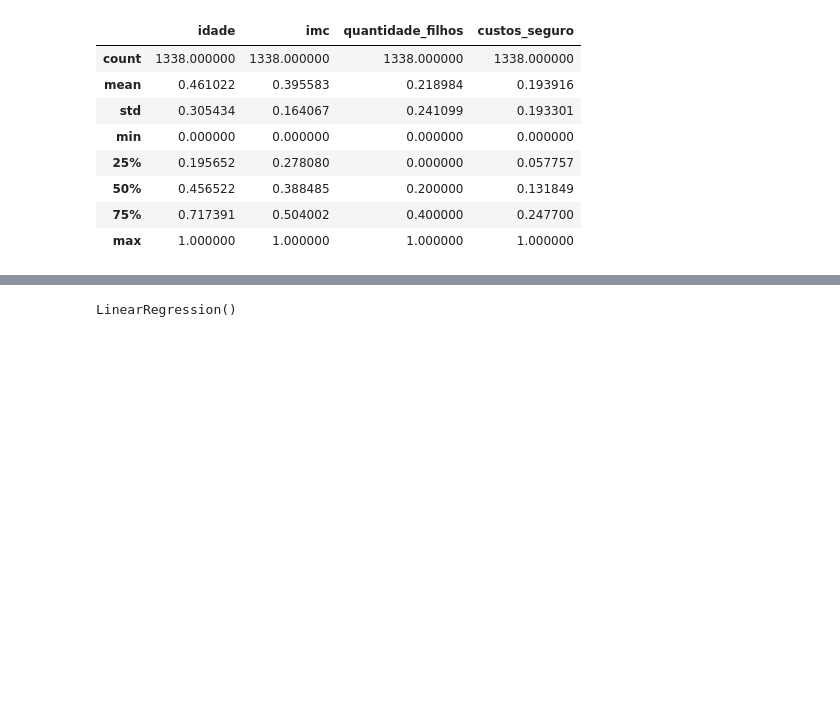
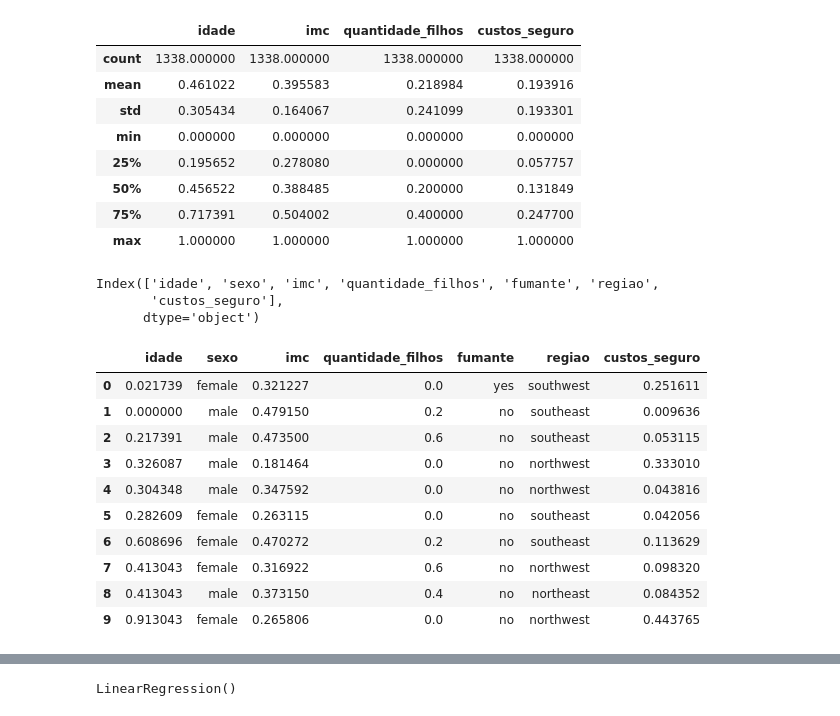
Before and after one commit to DataEtnos/ANALISES-DE-CUSTO-DE-SEGURO-DE-VIDA, a Jupyter notebook: ANALISES DE CUSTO DE SEGURO DE VIDA.ipynb, the cells around one changed output, grey strips where cells are left out. Drawn from its saved outputs; the diff is of its cells as text; code cells hidden in the pictures; blank space fills up the shorter version.

```diff
--- a/ANALISES DE CUSTO DE SEGURO DE VIDA.ipynb
+++ b/ANALISES DE CUSTO DE SEGURO DE VIDA.ipynb
@@ -188,3 +188,23 @@ df.describe()
 | 50% | 0.456522 | 0.388485 | 0.200000 | 0.131849 |
 | 75% | 0.717391 | 0.504002 | 0.400000 | 0.247700 |
 | max | 1.000000 | 1.000000 | 1.000000 | 1.000000 |
+# %%
+df.columns
+# %% [output]
+Index(['idade', 'sexo', 'imc', 'quantidade_filhos', 'fumante', 'regiao',
+       'custos_seguro'],
+      dtype='object')
+# %%
+df.head(10)
+# %% [output]
+|  | idade | sexo | imc | quantidade_filhos | fumante | regiao | custos_seguro |
+| 0 | 0.021739 | female | 0.321227 | 0.0 | yes | southwest | 0.251611 |
+| 1 | 0.000000 | male | 0.479150 | 0.2 | no | southeast | 0.009636 |
+| 2 | 0.217391 | male | 0.473500 | 0.6 | no | southeast | 0.053115 |
+| 3 | 0.326087 | male | 0.181464 | 0.0 | no | northwest | 0.333010 |
+| 4 | 0.304348 | male | 0.347592 | 0.0 | no | northwest | 0.043816 |
+| 5 | 0.282609 | female | 0.263115 | 0.0 | no | southeast | 0.042056 |
+| 6 | 0.608696 | female | 0.470272 | 0.2 | no | southeast | 0.113629 |
+| 7 | 0.413043 | female | 0.316922 | 0.6 | no | northwest | 0.098320 |
+| 8 | 0.413043 | male | 0.373150 | 0.4 | no | northeast | 0.084352 |
+| 9 | 0.913043 | female | 0.265806 | 0.0 | no | northwest | 0.443765 |
```
Also changed, not shown: parts of 2 cells of this notebook.
